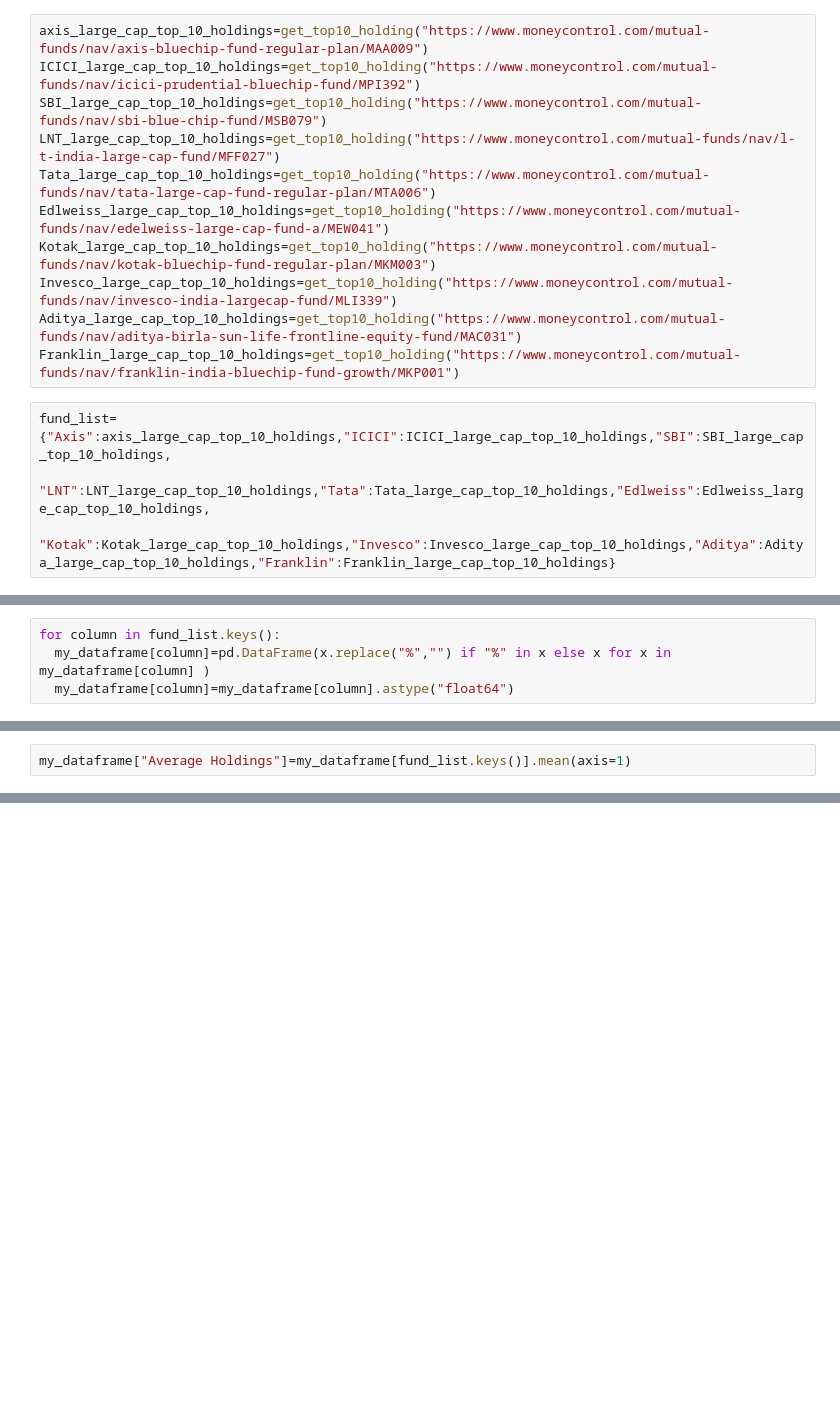
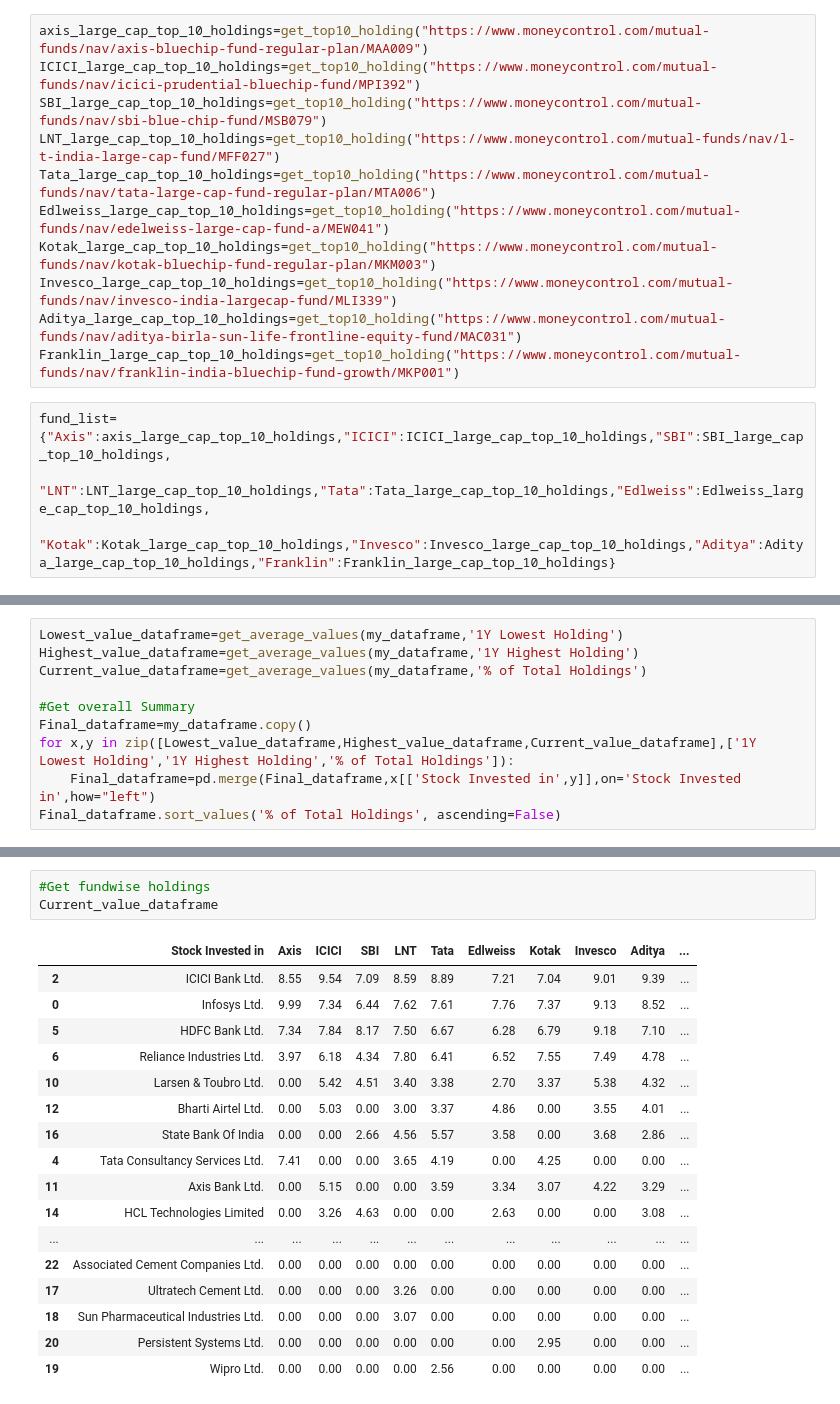
Before and after one commit to parthpendal/Concepts---Data-Analysis-and-Machine-Learning, a Jupyter notebook: WebScrapping_Top_10_Holdings_by_Mutual_funds.ipynb, the cells around one changed output, grey strips where cells are left out. Cells and saved outputs as stored; diff of their text form; blank space fills up the shorter version.

```diff
--- a/WebScrapping_Top_10_Holdings_by_Mutual_funds.ipynb
+++ b/WebScrapping_Top_10_Holdings_by_Mutual_funds.ipynb
@@ -148,4 +118,0 @@ dtype: object
-# %%
-for column in fund_list.keys():
-  my_dataframe[column]=pd.DataFrame(x.replace("%","") if "%" in x else x for x in my_dataframe[column] )
-  my_dataframe[column]=my_dataframe[column].astype("float64")
@@ -187,2 +118,0 @@ dtype: object
-# %%
-my_dataframe["Average Holdings"]=my_dataframe[fund_list.keys()].mean(axis=1)
@@ -208,0 +119,10 @@ my_dataframe.sort_values("Average Holdings",ascending=False)
+# %%
+Lowest_value_dataframe=get_average_values(my_dataframe,'1Y Lowest Holding')
+Highest_value_dataframe=get_average_values(my_dataframe,'1Y Highest Holding')
+Current_value_dataframe=get_average_values(my_dataframe,'% of Total Holdings')
+
+#Get overall Summary
+Final_dataframe=my_dataframe.copy()
+for x,y in zip([Lowest_value_dataframe,Highest_value_dataframe,Current_value_dataframe],['1Y Lowest Holding','1Y Highest Holding','% of Total Holdings']):
+    Final_dataframe=pd.merge(Final_dataframe,x[['Stock Invested in',y]],on='Stock Invested in',how="left")
+Final_dataframe.sort_values('% of Total Holdings', ascending=False)
@@ -208,0 +147,21 @@ my_dataframe.sort_values("Average Holdings",ascending=False)
+# %%
+#Get fundwise holdings
+Current_value_dataframe
+# %% [output]
+|  | Stock Invested in | Axis | ICICI | SBI | LNT | Tata | Edlweiss | Kotak | Invesco | Aditya | ... |
+| 2 | ICICI Bank Ltd. | 8.55 | 9.54 | 7.09 | 8.59 | 8.89 | 7.21 | 7.04 | 9.01 | 9.39 | ... |
+| 0 | Infosys Ltd. | 9.99 | 7.34 | 6.44 | 7.62 | 7.61 | 7.76 | 7.37 | 9.13 | 8.52 | ... |
+| 5 | HDFC Bank Ltd. | 7.34 | 7.84 | 8.17 | 7.50 | 6.67 | 6.28 | 6.79 | 9.18 | 7.10 | ... |
+| 6 | Reliance Industries Ltd. | 3.97 | 6.18 | 4.34 | 7.80 | 6.41 | 6.52 | 7.55 | 7.49 | 4.78 | ... |
+| 10 | Larsen & Toubro Ltd. | 0.00 | 5.42 | 4.51 | 3.40 | 3.38 | 2.70 | 3.37 | 5.38 | 4.32 | ... |
+| 12 | Bharti Airtel Ltd. | 0.00 | 5.03 | 0.00 | 3.00 | 3.37 | 4.86 | 0.00 | 3.55 | 4.01 | ... |
+| 16 | State Bank Of India | 0.00 | 0.00 | 2.66 | 4.56 | 5.57 | 3.58 | 0.00 | 3.68 | 2.86 | ... |
+| 4 | Tata Consultancy Services Ltd. | 7.41 | 0.00 | 0.00 | 3.65 | 4.19 | 0.00 | 4.25 | 0.00 | 0.00 | ... |
+| 11 | Axis Bank Ltd. | 0.00 | 5.15 | 0.00 | 0.00 | 3.59 | 3.34 | 3.07 | 4.22 | 3.29 | ... |
+| 14 | HCL Technologies Limited | 0.00 | 3.26 | 4.63 | 0.00 | 0.00 | 2.63 | 0.00 | 0.00 | 3.08 | ... |
+| ... | ... | ... | ... | ... | ... | ... | ... | ... | ... | ... | ... |
+| 22 | Associated Cement Companies Ltd. | 0.00 | 0.00 | 0.00 | 0.00 | 0.00 | 0.00 | 0.00 | 0.00 | 0.00 | ... |
+| 17 | Ultratech Cement Ltd. | 0.00 | 0.00 | 0.00 | 3.26 | 0.00 | 0.00 | 0.00 | 0.00 | 0.00 | ... |
+| 18 | Sun Pharmaceutical Industries Ltd. | 0.00 | 0.00 | 0.00 | 3.07 | 0.00 | 0.00 | 0.00 | 0.00 | 0.00 | ... |
+| 20 | Persistent Systems Ltd. | 0.00 | 0.00 | 0.00 | 0.00 | 0.00 | 0.00 | 2.95 | 0.00 | 0.00 | ... |
+| 19 | Wipro Ltd. | 0.00 | 0.00 | 0.00 | 0.00 | 2.56 | 0.00 | 0.00 | 0.00 | 0.00 | ... |
```
Also changed, not shown: parts of 9 cells of this notebook.
